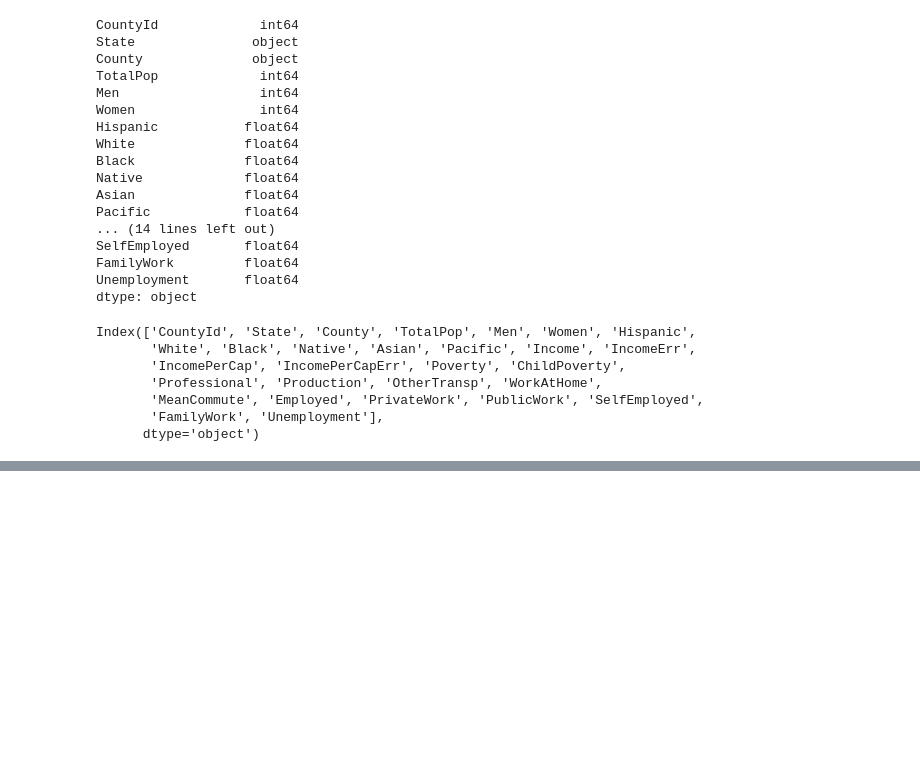
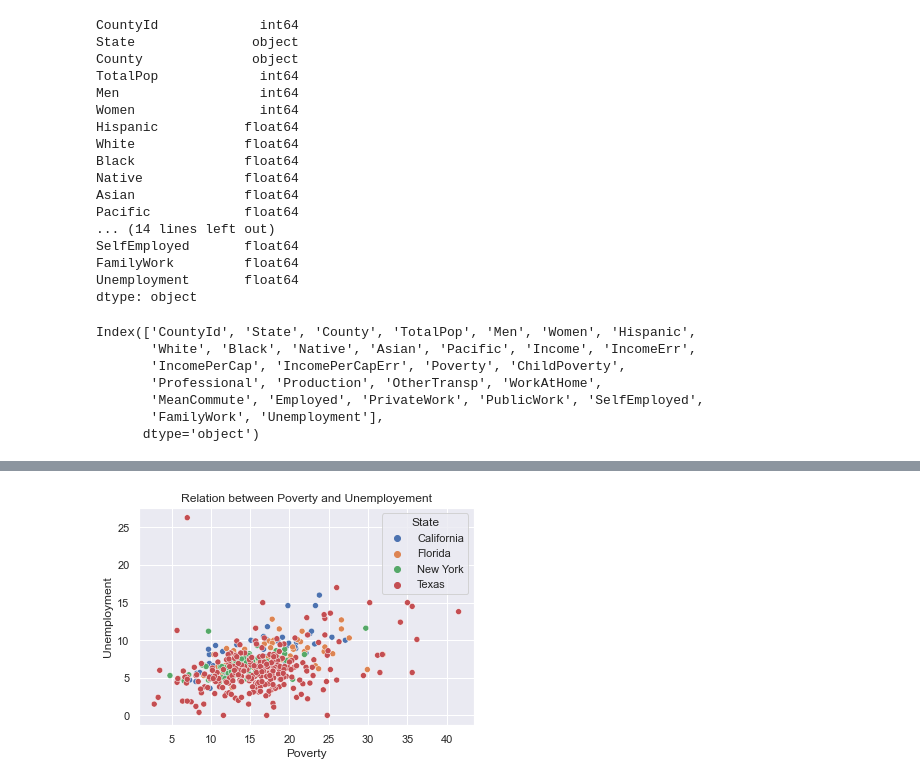
Before and after one commit to data301-2020-winter2/course-project-group_1026, a Jupyter notebook: analysis/Ahad/Milestone2.ipynb, the cells around one changed output, grey strips where cells are left out. Cells and saved outputs as stored; diff of their text form; code cells hidden in the pictures; blank space fills up the shorter version.

```diff
--- a/analysis/Ahad/Milestone2.ipynb
+++ b/analysis/Ahad/Milestone2.ipynb
@@ -72,0 +83,7 @@ Index(['CountyId', 'State', 'County', 'TotalPop', 'Men', 'Women', 'Hispanic',
+# %%
+sns.set(style="darkgrid")
+ax = sns.scatterplot(x="Poverty", y = "Unemployment", hue = "State", data = df).set_title("Relation between Poverty and Unemployement")
+fig = ax.get_figure()
+fig.savefig("images/fig2.png")
+# %% [output]
+[figure, added]
```
Also changed, not shown: parts of 6 cells of this notebook, 3 other files.
